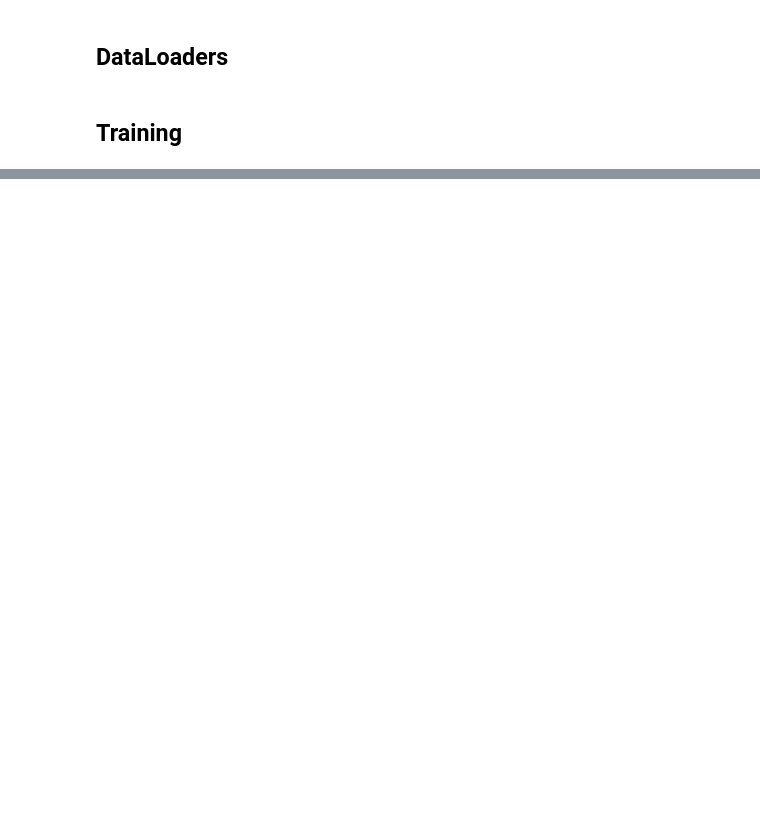
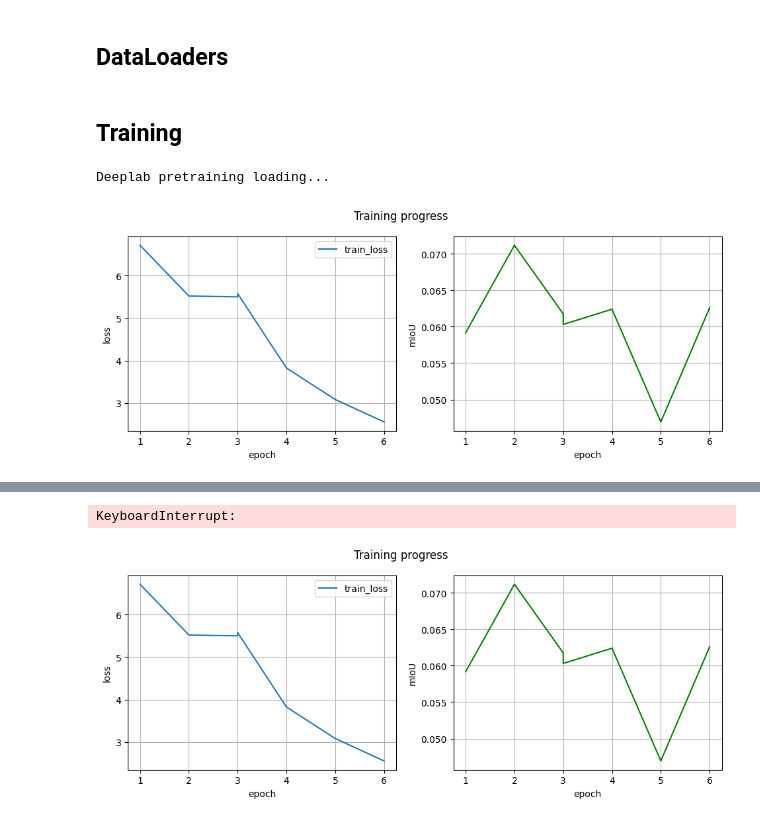
Before and after one commit to annanasnas/semantic_segmentation-25, a Jupyter notebook: DeepLabV2.ipynb, the cells around one changed output, grey strips where cells are left out. Saved outputs shown, nothing was run; the diff lists cells and outputs as text; code cells hidden in the pictures; blank space fills up the shorter version.

Commit message:
upd deeplab with ckpt

```diff
--- a/DeepLabV2.ipynb
+++ b/DeepLabV2.ipynb
@@ -32,12 +53,9 @@ learning_rate = cfg["train"]["learning_rate"]
 # %% [markdown]
 ## DataLoaders
 # %%
-from datasets.cityscapes import CityscapesDataset
-from models.deeplabv2.deeplabv2 import get_deeplab_v2
-from train import train_model
+from datasets.cityscapes import CityScapes
+from torch.utils.data import DataLoader
 from torchvision import transforms
-from torch.amp import autocast, GradScaler
-from torch.utils.data import DataLoader
 
 
 imagenet_mean = [0.485, 0.456, 0.406]
@@ -48,19 +66,21 @@ image_transforms = transforms.Compose([
     transforms.Normalize(mean=imagenet_mean, std=imagenet_std)
 ])
 
-train_dataset = CityscapesDataset(
+train_dataset = CityScapes(
     root_dir=data_dir,
     split="train",
-    image_transform=image_transforms
+    image_transform=image_transforms,
+    image_size=img_size
 )
 
-val_dataset = CityscapesDataset(
+val_dataset = CityScapes(
     root_dir=data_dir,
     split="val",
     image_transform=image_transforms,
+    image_size=img_size
 )
 
-train_dataloader = DataLoader(train_dataset, batch_size=batch_size, shuffle=True, num_workers=4)
-val_dataloader = DataLoader(val_dataset, batch_size=batch_size, shuffle=False, num_workers=4)
+train_dataloader = DataLoader(train_dataset, batch_size=batch_size, shuffle=True, num_workers=2)
+val_dataloader = DataLoader(val_dataset, batch_size=batch_size, shuffle=False, num_workers=2)
 # %% [markdown]
 ## Training
@@ -81,0 +87,48 @@ train_model(DeepLabV2_model, DeepLabV2_criterion, DeepLabV2_optimizer,
+# %%
+import torch.optim as optim
+import torch.nn as nn
+from models.deeplabv2.deeplabv2 import get_deeplab_v2
+from scripts.train import train_model
+from torch.amp import autocast, GradScaler
+from scripts.checkpoint import Checkpoint
+from pathlib import Path
+import pandas as pd
+
+model = get_deeplab_v2()
+optimizer = optim.SGD(model.optim_parameters(lr=learning_rate), momentum=0.9, weight_decay=5e-4)
+criterion = nn.CrossEntropyLoss(ignore_index=255)
+scheduler = optim.lr_scheduler.PolynomialLR(optimizer, total_iters=50, power=0.9)
+scaler = GradScaler()
+
+model.to(device)
+
+ckpt_dir = Path("/checkpoints") / name
+log_csv = ckpt_dir / "log.csv"
+plot_png = ckpt_dir / "plot.png"
+ckpt_mgr = Checkpoint(ckpt_dir)
+
+best_path = ckpt_dir / "best.pth"
+
+if best_path.exists():
+    ckpt = torch.load(best_path, map_location="cpu", weights_only=False)
+    model.load_state_dict(ckpt["model"])
+    optimizer.load_state_dict(ckpt["optimizer"])
+    scaler.load_state_dict(ckpt["scaler"])
+    scheduler.load_state_dict(ckpt["scheduler"])
+    start_epoch = ckpt["epoch"]
+    best_miou   = ckpt["best_miou"]
+    df_prev = pd.read_csv(log_csv)
+    metrics = df_prev.to_dict("list")
+else:
+    start_epoch = 0
+    best_miou   = 0
+    metrics = {"epoch": [], "train_loss": [], "val_loss": [], "val_miou": []}
+
+train_model(model, train_dataloader, val_dataloader,
+            device, epochs, autocast, scaler,
+            optimizer, criterion, scheduler,
+            ckpt_mgr, start_epoch, best_miou,
+            log_csv, plot_png, metrics)
+# %% [output]
+Deeplab pretraining loading...
+[figure, added]
@@ -81,0 +189,2 @@ train_model(DeepLabV2_model, DeepLabV2_criterion, DeepLabV2_optimizer,
+KeyboardInterrupt:
+[figure, added]
```
Also changed, not shown: parts of 4 cells of this notebook.
